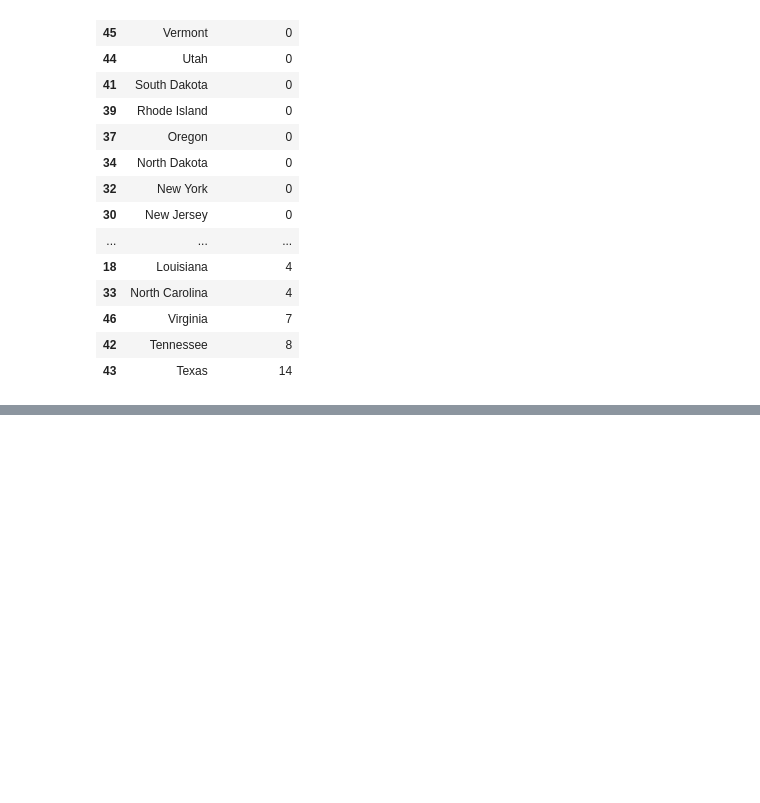
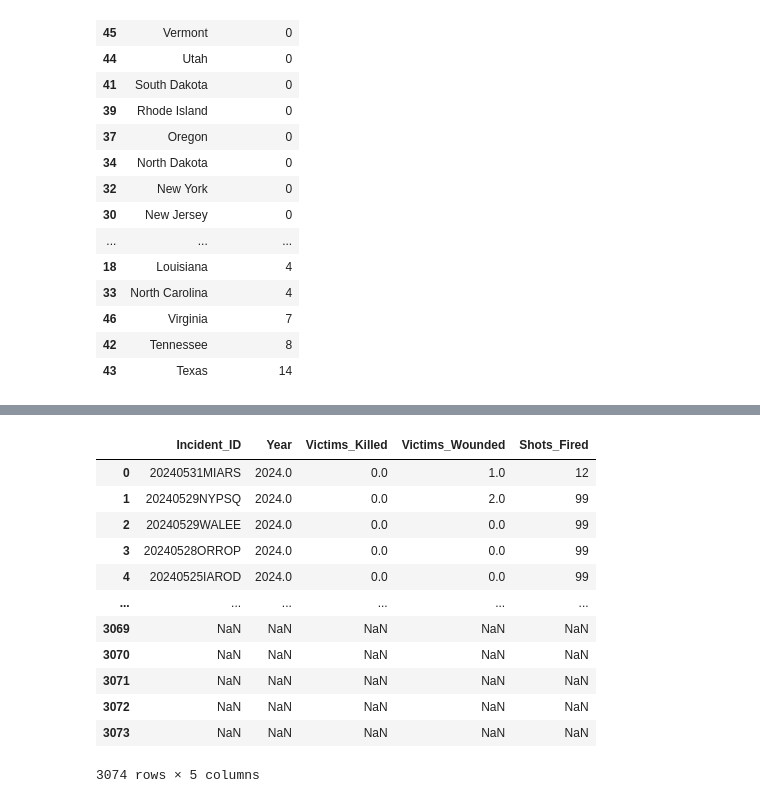
Before and after one commit to AdellAD4/U.S._Gun_Violence_DA11_Capstone_Project, a Jupyter notebook: notebooks/AAD_DA11_Capstone.ipynb, the cells around one changed output, grey strips where cells are left out. Drawn from its saved outputs; the diff is of its cells as text; code cells hidden in the pictures; blank space fills up the shorter version.

```diff
--- a/notebooks/AAD_DA11_Capstone.ipynb
+++ b/notebooks/AAD_DA11_Capstone.ipynb
@@ -927,0 +962,17 @@ teen_dths_state
+# %%
+weap_incidentsdf = incidentsdf[['Incident_ID', 'Year', 'Victims_Killed', 'Victims_Wounded', 'Shots_Fired']]
+weap_incidentsdf
+# %% [output]
+|  | Incident_ID | Year | Victims_Killed | Victims_Wounded | Shots_Fired |
+| 0 | 20240531MIARS | 2024.0 | 0.0 | 1.0 | 12 |
+| 1 | 20240529NYPSQ | 2024.0 | 0.0 | 2.0 | 99 |
+| 2 | 20240529WALEE | 2024.0 | 0.0 | 0.0 | 99 |
+| 3 | 20240528ORROP | 2024.0 | 0.0 | 0.0 | 99 |
+| 4 | 20240525IAROD | 2024.0 | 0.0 | 0.0 | 99 |
+| ... | ... | ... | ... | ... | ... |
+| 3069 | NaN | NaN | NaN | NaN | NaN |
+| 3070 | NaN | NaN | NaN | NaN | NaN |
+| 3071 | NaN | NaN | NaN | NaN | NaN |
+| 3072 | NaN | NaN | NaN | NaN | NaN |
+| 3073 | NaN | NaN | NaN | NaN | NaN |
+3074 rows × 5 columns
```
Also changed, not shown: parts of 8 cells of this notebook, 2 other files.
